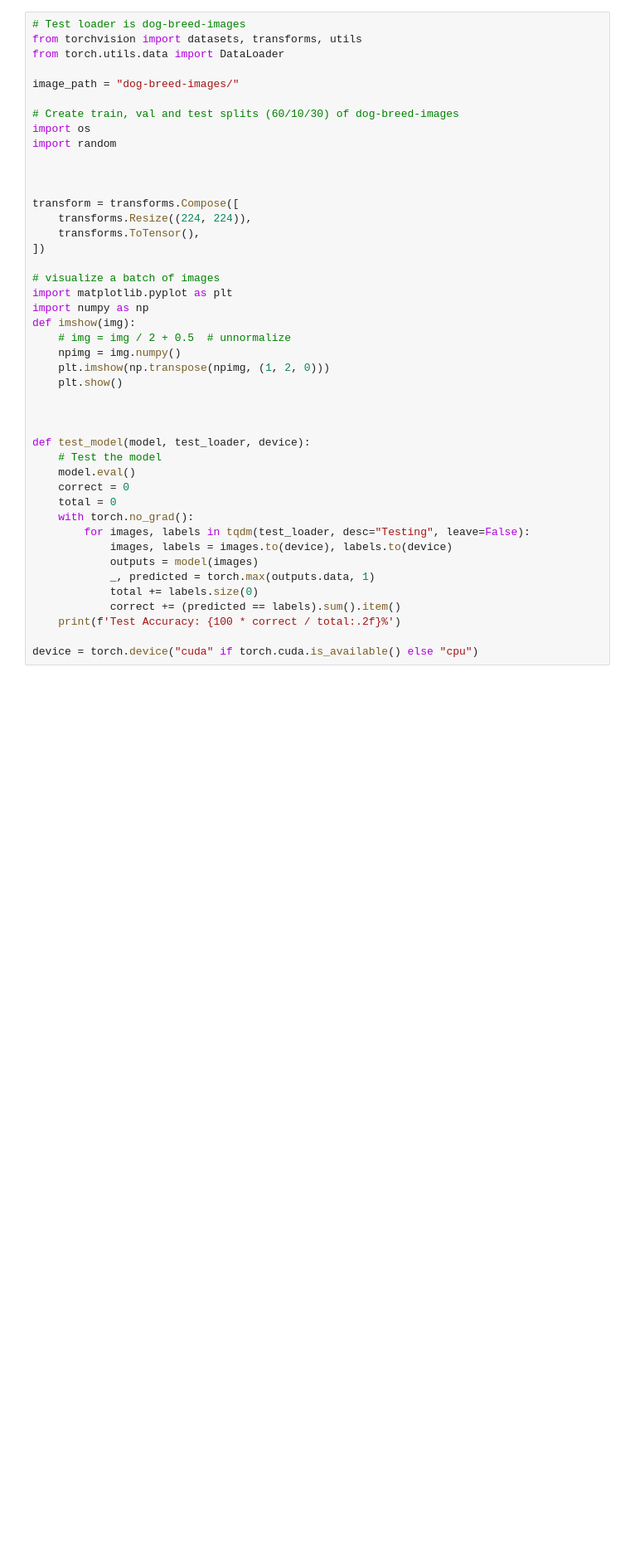
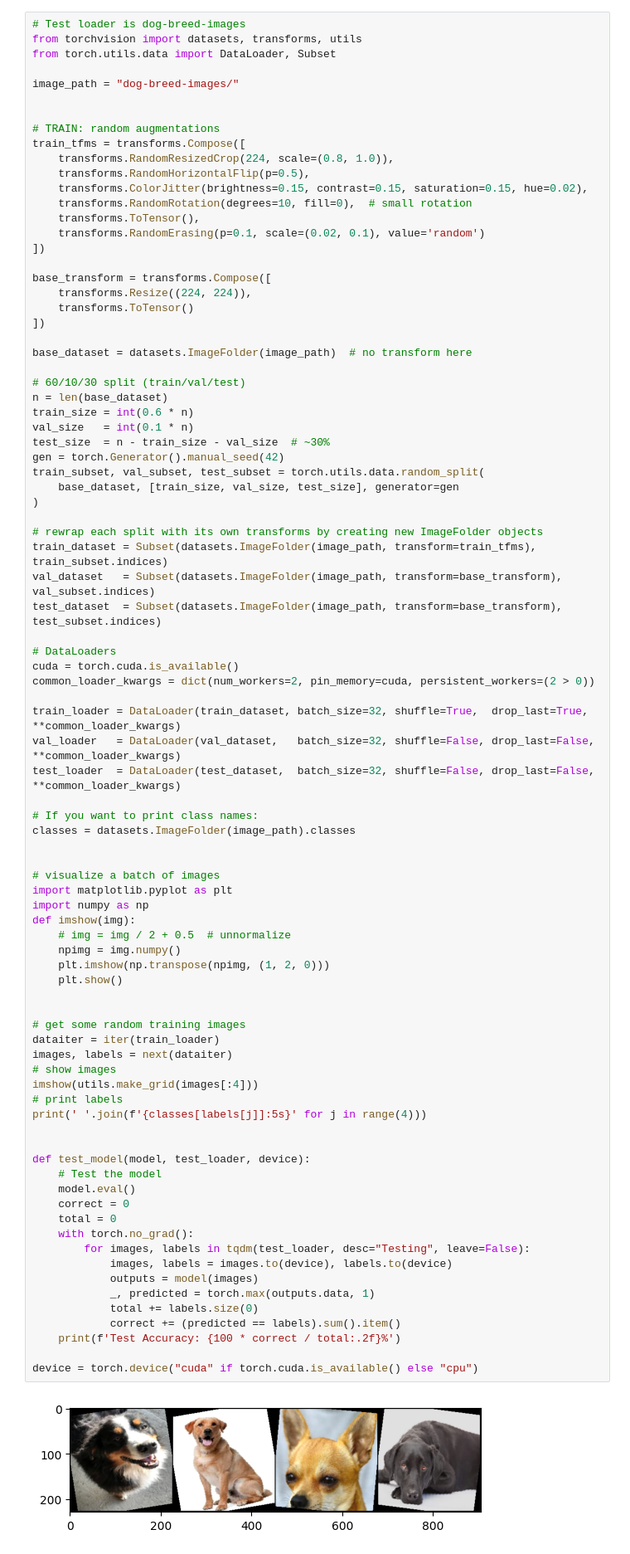
Before and after one commit to jrai51/Comp-Vision-CSC2503, a Jupyter notebook: hw1.ipynb, the cells around one changed output. Shown at 83% size. Cells and saved outputs as stored; diff of their text form; blank space fills up the shorter version.

```diff
--- a/hw1.ipynb
+++ b/hw1.ipynb
@@ -68,45 +123,88 @@ def train_cnn(model, dataloader, criterion, optimizer, device, num_epochs=10):
 # %%
 # Test loader is dog-breed-images
 from torchvision import datasets, transforms, utils
-from torch.utils.data import DataLoader
+from torch.utils.data import DataLoader, Subset
 
 image_path = "dog-breed-images/"
 
-# Create train, val and test splits (60/10/30) of dog-breed-images
-import os
-import random
 
+# TRAIN: random augmentations
+train_tfms = transforms.Compose([
+    transforms.RandomResizedCrop(224, scale=(0.8, 1.0)),
+    transforms.RandomHorizontalFlip(p=0.5),
+    transforms.ColorJitter(brightness=0.15, contrast=0.15, saturation=0.15, hue=0.02),
+    transforms.RandomRotation(degrees=10, fill=0),  # small rotation
+    transforms.ToTensor(),
+    transforms.RandomErasing(p=0.1, scale=(0.02, 0.1), value='random')
+])
 
+base_transform = transforms.Compose([
+    transforms.Resize((224, 224)),
+    transforms.ToTensor()
+])
 
-transform = transforms.Compose([
-    transforms.Resize((224, 224)),
-    transforms.ToTensor(),
-])
+base_dataset = datasets.ImageFolder(image_path)  # no transform here
+
+# 60/10/30 split (train/val/test)
+n = len(base_dataset)
+train_size = int(0.6 * n)
+val_size   = int(0.1 * n)
+test_size  = n - train_size - val_size  # ~30%
+gen = torch.Generator().manual_seed(42)
+train_subset, val_subset, test_subset = torch.utils.data.random_split(
+    base_dataset, [train_size, val_size, test_size], generator=gen
+)
+
+# rewrap each split with its own transforms by creating new ImageFolder objects
+train_dataset = Subset(datasets.ImageFolder(image_path, transform=train_tfms), train_subset.indices)
+val_dataset   = Subset(datasets.ImageFolder(image_path, transform=base_transform),  val_subset.indices)
+test_dataset  = Subset(datasets.ImageFolder(image_path, transform=base_transform),  test_subset.indices)
+
+# DataLoaders
+cuda = torch.cuda.is_available()
+common_loader_kwargs = dict(num_workers=2, pin_memory=cuda, persistent_workers=(2 > 0))
+
+train_loader = DataLoader(train_dataset, batch_size=32, shuffle=True,  drop_last=True,  **common_loader_kwargs)
+val_loader   = DataLoader(val_dataset,   batch_size=32, shuffle=False, drop_last=False, **common_loader_kwargs)
+test_loader  = DataLoader(test_dataset,  batch_size=32, shuffle=False, drop_last=False, **common_loader_kwargs)
+
+# If you want to print class names:
+classes = datasets.ImageFolder(image_path).classes
+
 
 # visualize a batch of images
 import matplotlib.pyplot as plt
 import numpy as np
 def imshow(img):
     # img = img / 2 + 0.5  # unnormalize
     npimg = img.numpy()
     plt.imshow(np.transpose(npimg, (1, 2, 0)))
     plt.show()
 
+
+# get some random training images
+dataiter = iter(train_loader)
+images, labels = next(dataiter)
+# show images
+imshow(utils.make_grid(images[:4]))
+# print labels
+print(' '.join(f'{classes[labels[j]]:5s}' for j in range(4)))
 
 
 def test_model(model, test_loader, device):
     # Test the model
     model.eval()
     correct = 0
     total = 0
     with torch.no_grad():
         for images, labels in tqdm(test_loader, desc="Testing", leave=False):
             images, labels = images.to(device), labels.to(device)
             outputs = model(images)
             _, predicted = torch.max(outputs.data, 1)
             total += labels.size(0)
             correct += (predicted == labels).sum().item()
     print(f'Test Accuracy: {100 * correct / total:.2f}%')
 
 device = torch.device("cuda" if torch.cuda.is_available() else "cpu")
 # %% [output]
+[figure, new version]
```
Also changed, not shown: parts of 10 cells of this notebook, 1 other file.
